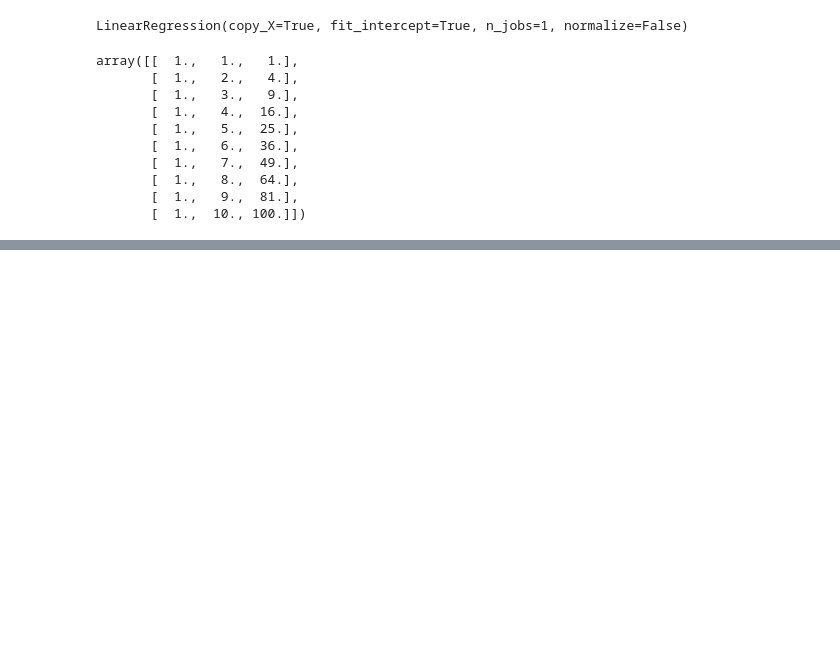
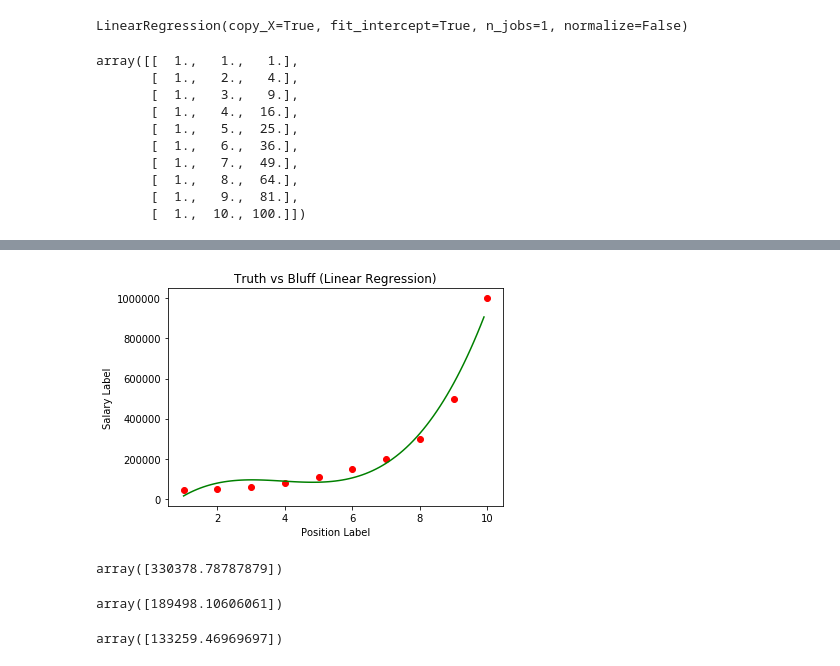
Before and after one commit to taimurIslam/Machine-Learning-A-Z, a Jupyter notebook: Part 2 - Regression/Section 6 - Polynomial Regression/polynomial_regression.ipynb, the cells around one changed output, grey strips where cells are left out. Cells and saved outputs as stored; diff of their text form; code cells hidden in the pictures; blank space fills up the shorter version.

```diff
--- a/Part 2 - Regression/Section 6 - Polynomial Regression/polynomial_regression.ipynb
+++ b/Part 2 - Regression/Section 6 - Polynomial Regression/polynomial_regression.ipynb
@@ -62,0 +125,23 @@ array([[  1.,   1.,   1.],
+# %%
+X_grid = np.arange(min(X), max(X), 0.1)
+X_grid = X_grid.reshape(len(X_grid), 1)
+plt.scatter(X, y, color = 'red')
+plt.plot(X_grid, lin_reg_3.predict(poly_reg_3.fit_transform(X_grid)), color = 'green')
+plt.title("Truth vs Bluff (Linear Regression)")
+plt.xlabel("Position Label")
+plt.ylabel("Salary Label")
+plt.show()
+# %% [output]
+[figure, added]
+# %%
+lin_reg.predict(6.5)
+# %% [output]
+array([330378.78787879])
+# %%
+lin_reg_2.predict(poly_reg.fit_transform(6.5))
+# %% [output]
+array([189498.10606061])
+# %%
+lin_reg_3.predict(poly_reg_3.fit_transform(6.5))
+# %% [output]
+array([133259.46969697])
```
Also changed, not shown: parts of 7 cells of this notebook, 1 other file.
